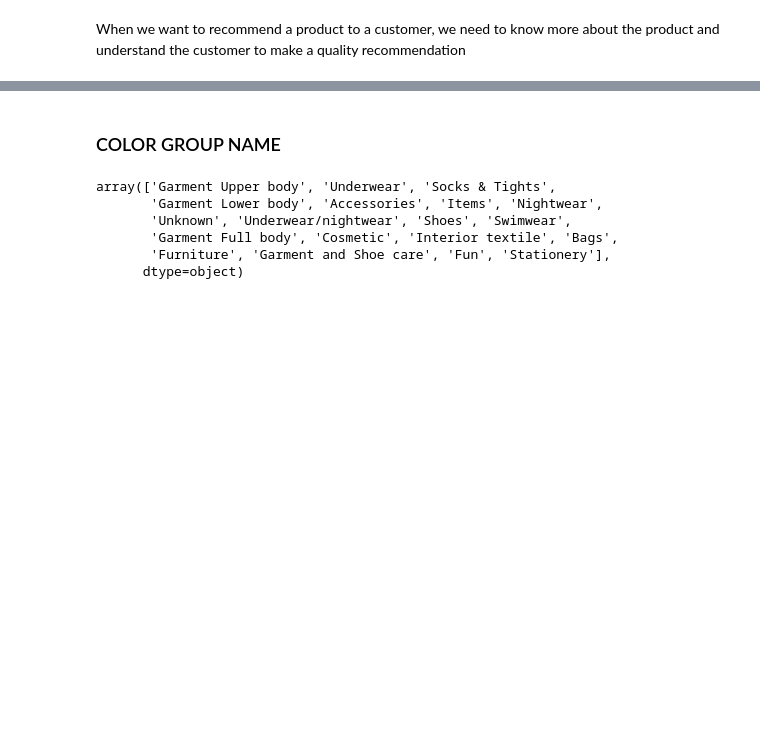
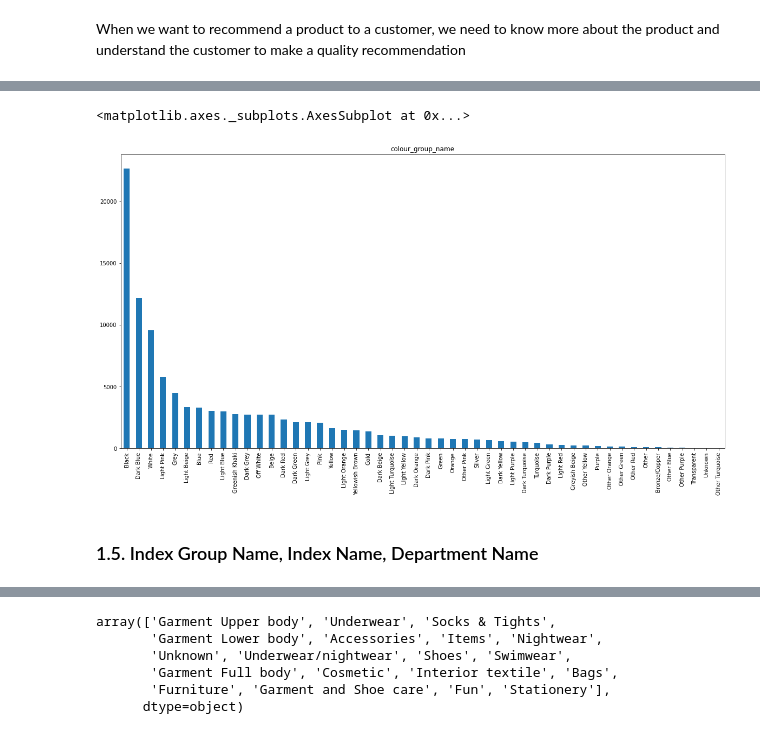
Before and after one commit to thanhyx4/H-M-Personalized-Fashion-Recommendations, a Jupyter notebook: Data_understand_RecSys.ipynb, the cells around one changed output, grey strips where cells are left out. Drawn from its saved outputs; the diff is of its cells as text; code cells hidden in the pictures; blank space fills up the shorter version.

```diff
--- a/Data_understand_RecSys.ipynb
+++ b/Data_understand_RecSys.ipynb
@@ -67,3 +130,10 @@ When we want to recommend a product to a customer, we need to know more about th
+# %%
+df_article['colour_group_name'].value_counts().plot( kind='bar', figsize = (20,10), title = 'colour_group_name')
+# %% [output]
+<matplotlib.axes._subplots.AxesSubplot at 0x...>
+[figure, added]
+# %% [markdown]
+### 1.5. Index Group Name, Index Name, Department Name
 # %%
 #df_article.loc[df_article['index_name'] == 'Ladieswear', 'department_name'].unique()
 department = pd.DataFrame(columns = [np.sort(df_article['index_name'].unique())])
@@ -77,8 +147,6 @@ department.head()
 | 2 | Baby Socks | Young Girl Swimwear | Young Boy Jersey Basic | Kids Girl UW/NW | Basic 1 | ... |
 | 3 | Baby Toys/Acc | Kids Boy Swimwear | Young Girl S&T | Kids Girl S&T | Tops Knitwear DS | ... |
 | 4 | Baby Boy Outdoor | Young boy Swimwear | Young Boy Trouser | Kids Girl Jersey Basic | Small Accessories | ... |
-# %% [markdown]
-### COLOR GROUP NAME
 # %%
 product_group = df_article['product_group_name'].unique()
 product_group
```
Also changed, not shown: parts of 25 cells of this notebook.
